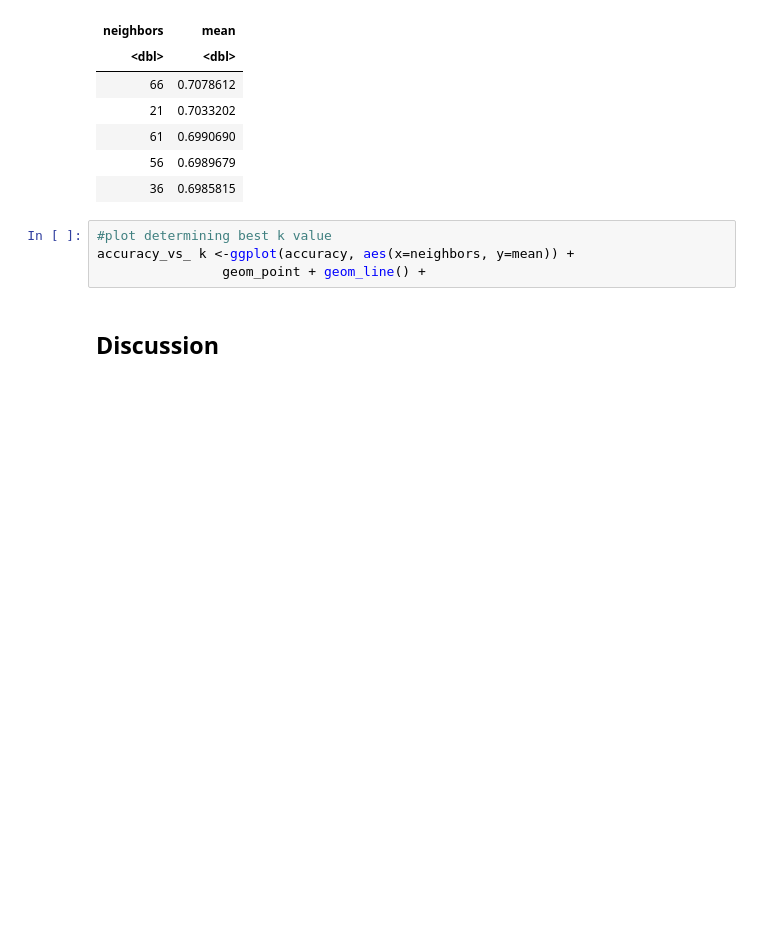
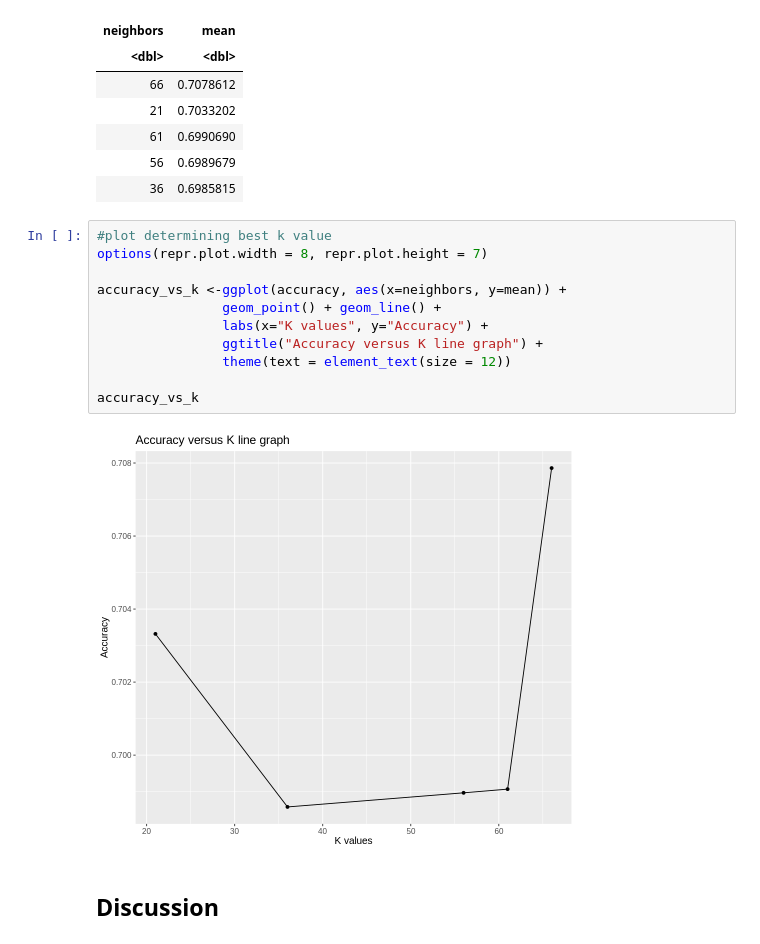
Before and after one commit to gracieS02/group_proposal, a Jupyter notebook: group_report/Group_Report.ipynb, the cells around one changed output. Drawn from its saved outputs; the diff is of its cells as text; blank space fills up the shorter version.

Commit message:
Finished the accuracy vs K line graph
May or may not be what we chose to stick with (will change if we choose different number of folds, will need to discuss)

```diff
--- a/group_report/Group_Report.ipynb
+++ b/group_report/Group_Report.ipynb
@@ -162,8 +162,17 @@ A tibble: 5 × 2
 | 36 | 0.6985815 |
 # %%
 #plot determining best k value
-accuracy_vs_ k <-ggplot(accuracy, aes(x=neighbors, y=mean)) +
-                geom_point + geom_line() +
+options(repr.plot.width = 8, repr.plot.height = 7)
+
+accuracy_vs_k <-ggplot(accuracy, aes(x=neighbors, y=mean)) +
+                geom_point() + geom_line() +
+                labs(x="K values", y="Accuracy") +
+                ggtitle("Accuracy versus K line graph") +
+                theme(text = element_text(size = 12))
+
+accuracy_vs_k
+# %% [output]
+[figure, added]
 # %% [markdown]
 ## Discussion
 # %% [markdown]
```
